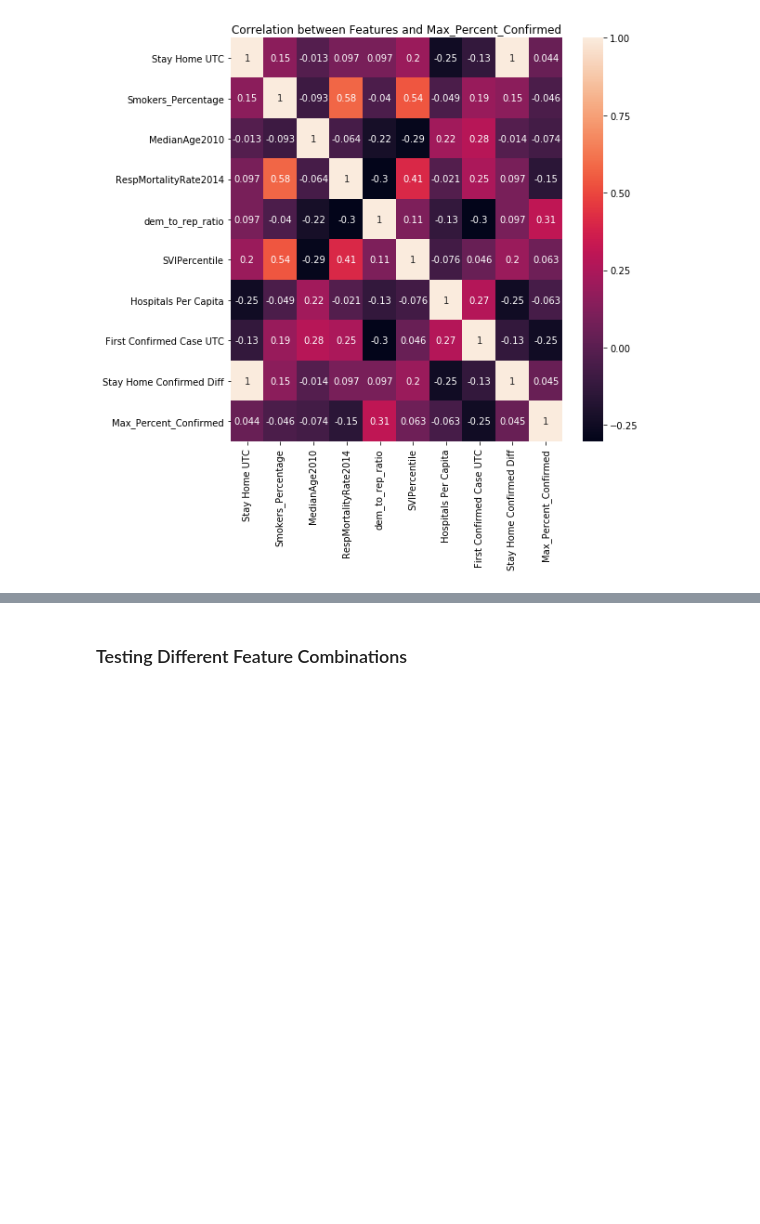
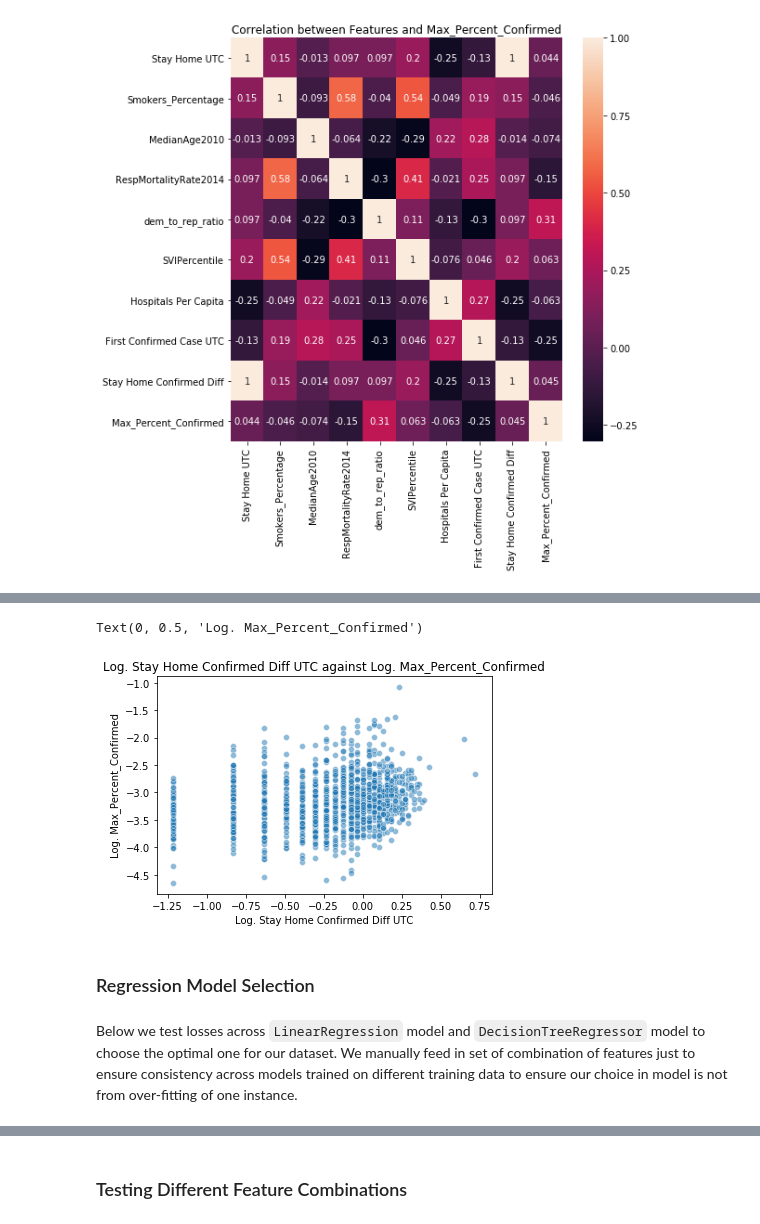
Before and after one commit to aislinliu/d100-final-proj, a Jupyter notebook: d100 final proj essentials.ipynb, the cells around one changed output, grey strips where cells are left out. Drawn from its saved outputs; the diff is of its cells as text; code cells hidden in the pictures; blank space fills up the shorter version.

```diff
--- a/d100 final proj essentials.ipynb
+++ b/d100 final proj essentials.ipynb
@@ -207,0 +219,13 @@ It appears the features `dem_to_rep_ratio` and `First Confirmed Case UTC` both h
+# %%
+#Scatter plot of Stay Home Confirmed Diff (difference in UTC of stay home orders v. first case) --> measure of response time
+sns.scatterplot(x = np.log10(train["Stay Home Confirmed Diff"]), y = np.log10(train["Max_Percent_Confirmed"]), alpha=.5)
+plt.title("Log. Stay Home Confirmed Diff UTC against Log. Max_Percent_Confirmed")
+plt.xlabel("Log. Stay Home Confirmed Diff UTC")
+plt.ylabel("Log. Max_Percent_Confirmed")
+# %% [output]
+Text(0, 0.5, 'Log. Max_Percent_Confirmed')
+[figure, added]
+# %% [markdown]
+### Regression Model Selection
+# %% [markdown]
+Below we test losses across `LinearRegression` model and `DecisionTreeRegressor` model to choose the optimal one for our dataset. We manually feed in set of combination of features just to ensure consistency across models trained on different training data to ensure our choice in model is not from over-fitting of one instance.
```
Also changed, not shown: parts of 30 cells of this notebook, 2 other files.
